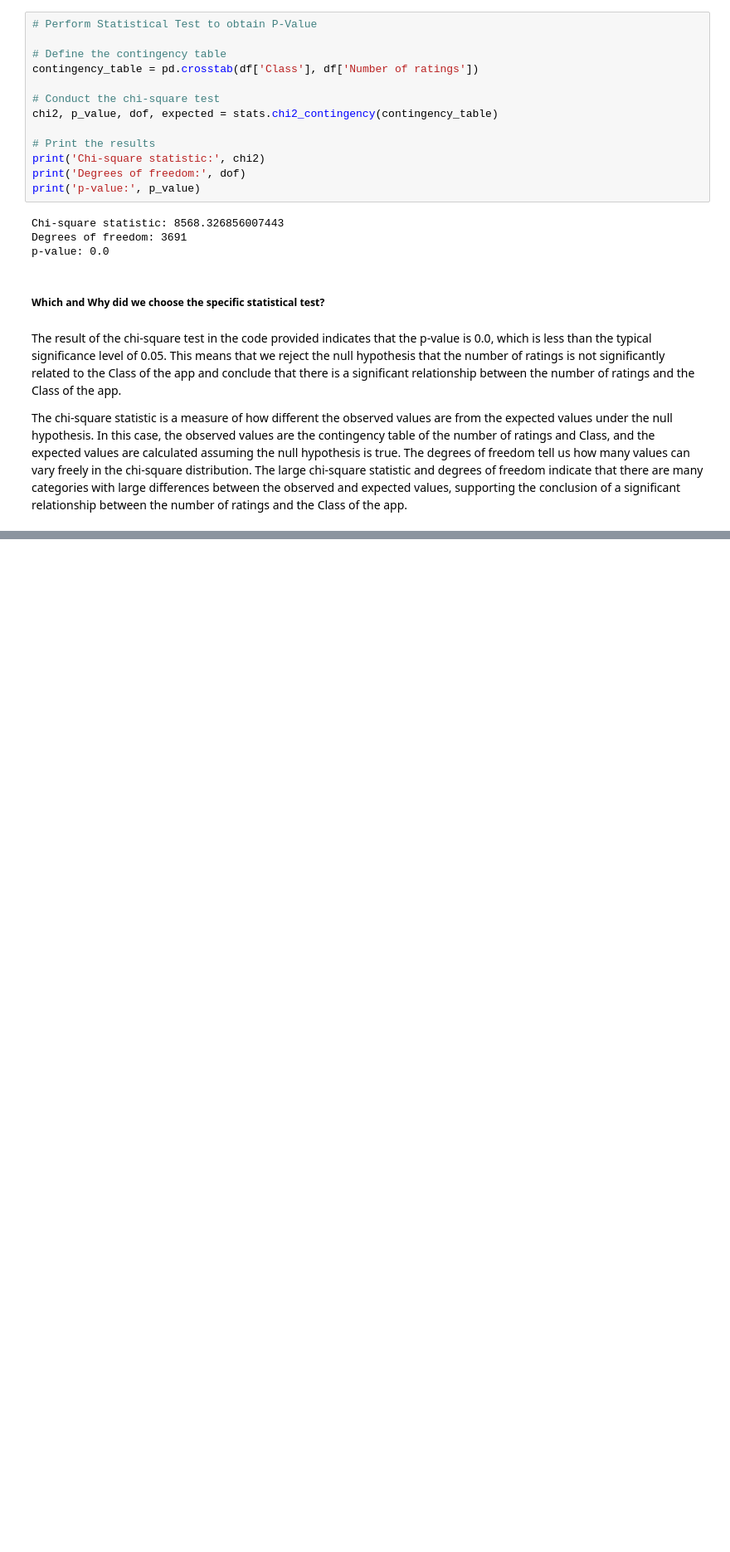
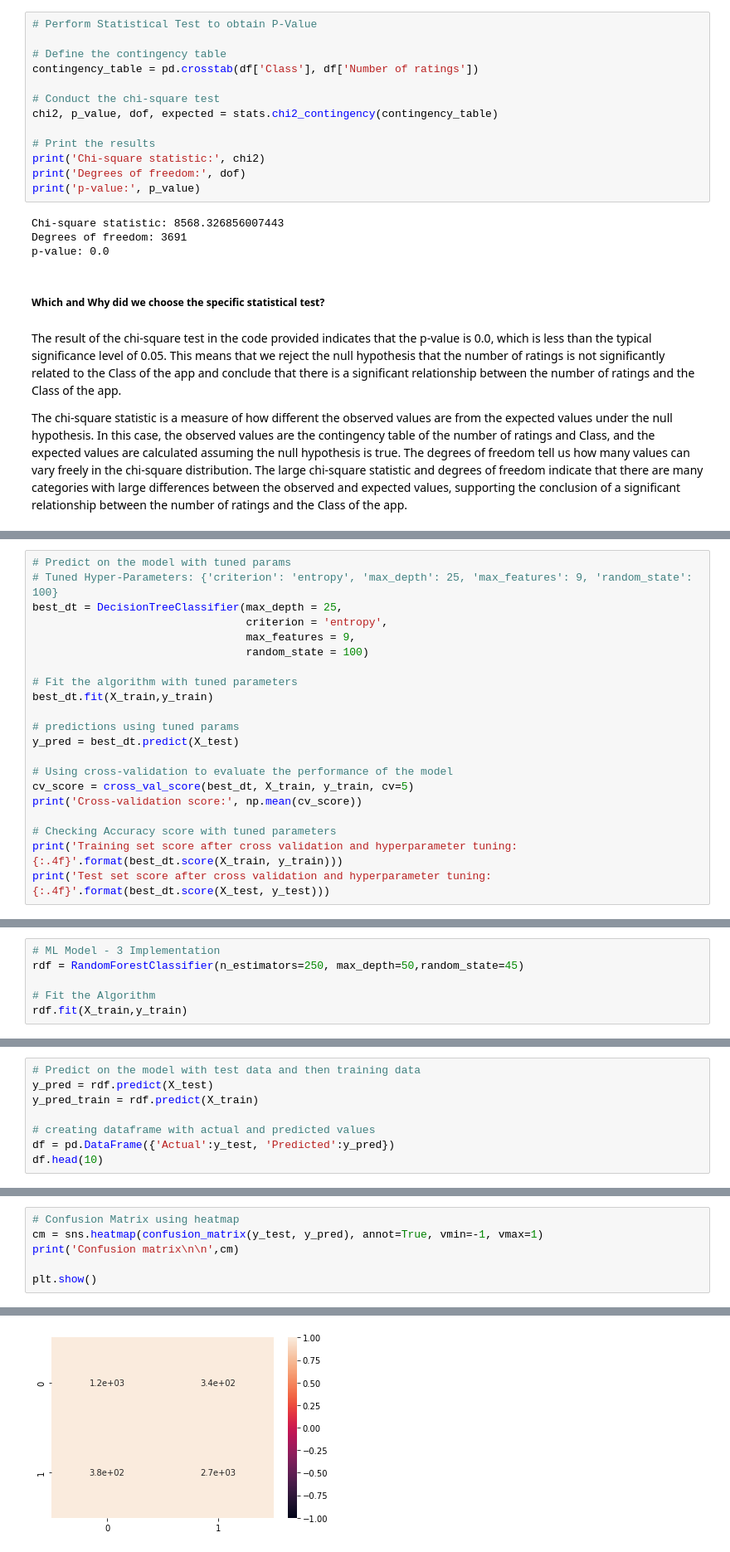
Before and after one commit to riyapatelrp/Android-Authenticity-Prediction, a Jupyter notebook: Android_Authenticity_Prediction.ipynb, the cells around one changed output, grey strips where cells are left out. Shown at 83% size. Saved outputs shown, nothing was run; the diff lists cells and outputs as text; blank space fills up the shorter version.

```diff
--- a/Android_Authenticity_Prediction.ipynb
+++ b/Android_Authenticity_Prediction.ipynb
@@ -1219,0 +2067,21 @@ The chi-square statistic is a measure of how different the observed values are f
+# %%
+# Predict on the model with tuned params
+# Tuned Hyper-Parameters: {'criterion': 'entropy', 'max_depth': 25, 'max_features': 9, 'random_state': 100}
+best_dt = DecisionTreeClassifier(max_depth = 25,
+                                 criterion = 'entropy',
+                                 max_features = 9,
+                                 random_state = 100)
+
+# Fit the algorithm with tuned parameters
+best_dt.fit(X_train,y_train)
+
+# predictions using tuned params
+y_pred = best_dt.predict(X_test)
+
+# Using cross-validation to evaluate the performance of the model
+cv_score = cross_val_score(best_dt, X_train, y_train, cv=5)
+print('Cross-validation score:', np.mean(cv_score))
+
+# Checking Accuracy score with tuned parameters
+print('Training set score after cross validation and hyperparameter tuning: {:.4f}'.format(best_dt.score(X_train, y_train)))
+print('Test set score after cross validation and hyperparameter tuning: {:.4f}'.format(best_dt.score(X_test, y_test)))
@@ -1219,0 +2103,6 @@ The chi-square statistic is a measure of how different the observed values are f
+# %%
+# ML Model - 3 Implementation
+rdf = RandomForestClassifier(n_estimators=250, max_depth=50,random_state=45)
+
+# Fit the Algorithm
+rdf.fit(X_train,y_train)
@@ -1219,0 +2111,8 @@ The chi-square statistic is a measure of how different the observed values are f
+# %%
+# Predict on the model with test data and then training data
+y_pred = rdf.predict(X_test)
+y_pred_train = rdf.predict(X_train)
+
+# creating dataframe with actual and predicted values
+df = pd.DataFrame({'Actual':y_test, 'Predicted':y_pred})
+df.head(10)
@@ -1219,0 +2161,7 @@ The chi-square statistic is a measure of how different the observed values are f
+# %%
+# Confusion Matrix using heatmap
+cm = sns.heatmap(confusion_matrix(y_test, y_pred), annot=True, vmin=-1, vmax=1)
+print('Confusion matrix\n\n',cm)
+
+plt.show()
+# %% [output]
@@ -1219,0 +2171 @@ The chi-square statistic is a measure of how different the observed values are f
+[figure, added]
```
Also changed, not shown: parts of 190 cells of this notebook.
